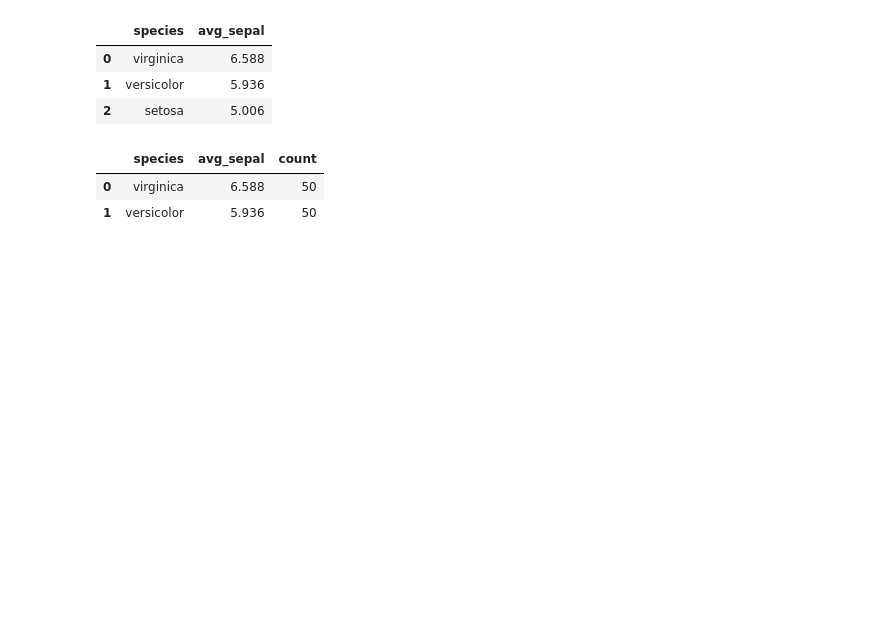
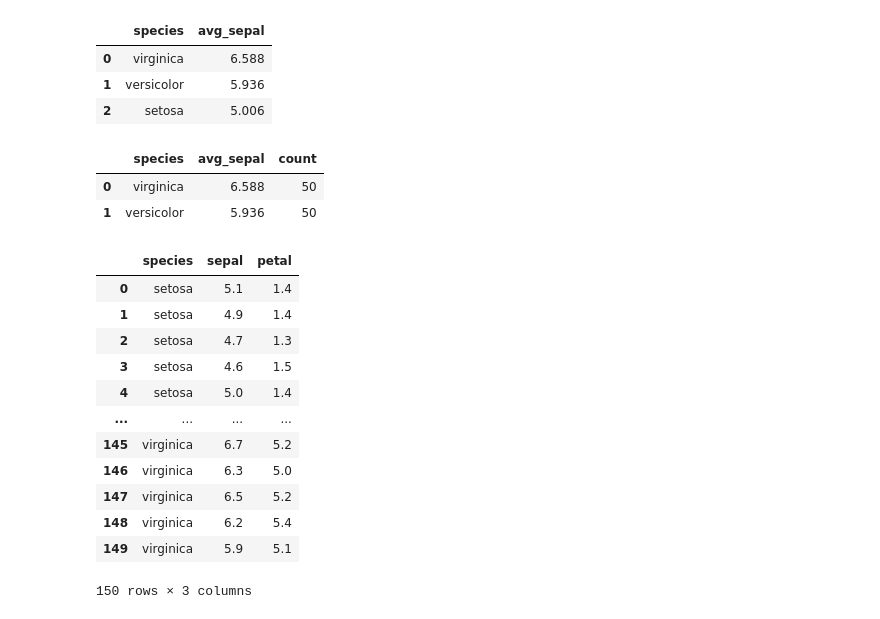
Before and after one commit to rafglo/Bazy-Danych, a Jupyter notebook: prezentacja.ipynb, the cells around one changed output. Drawn from its saved outputs; the diff is of its cells as text; code cells hidden in the pictures; blank space fills up the shorter version.

```diff
--- a/prezentacja.ipynb
+++ b/prezentacja.ipynb
@@ -35,0 +46,17 @@ duckdb.query(query).df()
+# %%
+tabela2 = duckdb.query(query2).df()
+tabela2
+# %% [output]
+|  | species | sepal | petal |
+| 0 | setosa | 5.1 | 1.4 |
+| 1 | setosa | 4.9 | 1.4 |
+| 2 | setosa | 4.7 | 1.3 |
+| 3 | setosa | 4.6 | 1.5 |
+| 4 | setosa | 5.0 | 1.4 |
+| ... | ... | ... | ... |
+| 145 | virginica | 6.7 | 5.2 |
+| 146 | virginica | 6.3 | 5.0 |
+| 147 | virginica | 6.5 | 5.2 |
+| 148 | virginica | 6.2 | 5.4 |
+| 149 | virginica | 5.9 | 5.1 |
+150 rows × 3 columns
```
Also changed, not shown: parts of 6 cells of this notebook.
